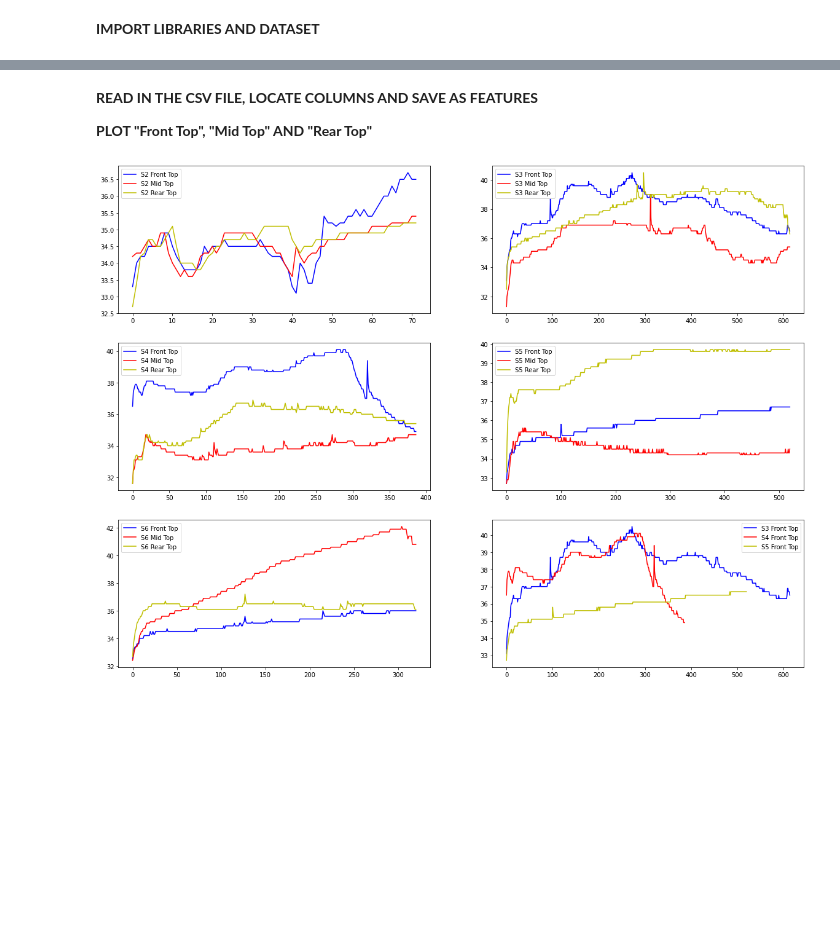
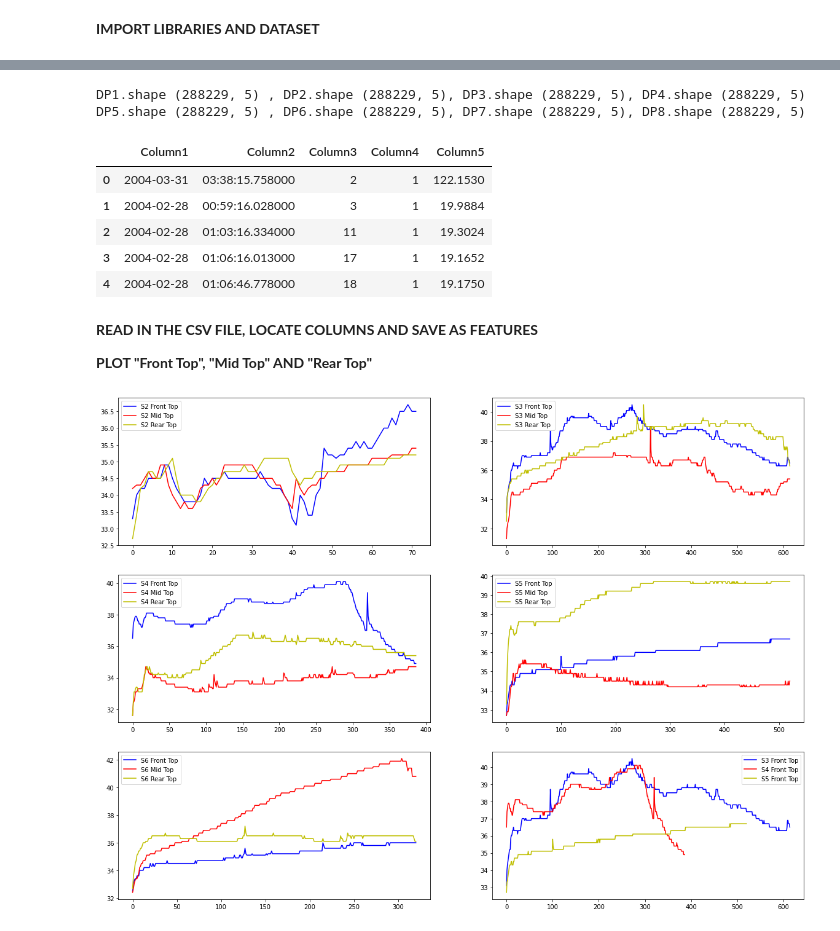
Before and after one commit to ayanoglu/Sensor-Network-Prediction-Models, a Jupyter notebook: ColdChainTransportation_Time_Series_Prediction_For_Sensor_Networks_Prediction_based_on_number_of_sensors.ipynb, the cells around one changed output, grey strips where cells are left out. Cells and saved outputs as stored; diff of their text form; code cells hidden in the pictures; blank space fills up the shorter version.

```diff
--- a/ColdChainTransportation_Time_Series_Prediction_For_Sensor_Networks_Prediction_based_on_number_of_sensors.ipynb
+++ b/ColdChainTransportation_Time_Series_Prediction_For_Sensor_Networks_Prediction_based_on_number_of_sensors.ipynb
@@ -39,3 +42,28 @@ Saving S6.csv to S6.csv
+# %%
+import io
+DP1 = pd.read_excel(io.BytesIO(uploaded['DataPartial_1.xlsx']))
+DP2 = pd.read_excel(io.BytesIO(uploaded['DataPartial_2.xlsx']))
+DP3 = pd.read_excel(io.BytesIO(uploaded['DataPartial_3.xlsx']))
+DP4 = pd.read_excel(io.BytesIO(uploaded['DataPartial_4.xlsx']))
+DP5 = pd.read_excel(io.BytesIO(uploaded['DataPartial_5.xlsx']))
+DP6 = pd.read_excel(io.BytesIO(uploaded['DataPartial_6.xlsx']))
+DP7 = pd.read_excel(io.BytesIO(uploaded['DataPartial_7.xlsx']))
+DP8 = pd.read_excel(io.BytesIO(uploaded['DataPartial_8.xlsx']))
+# %%
+print(f'DP1.shape {DP1.shape} , DP2.shape {DP2.shape}, DP3.shape {DP3.shape}, DP4.shape {DP4.shape}')
+print(f'DP5.shape {DP5.shape} , DP6.shape {DP6.shape}, DP7.shape {DP7.shape}, DP8.shape {DP8.shape}')
+# %% [output]
+DP1.shape (288229, 5) , DP2.shape (288229, 5), DP3.shape (288229, 5), DP4.shape (288229, 5)
+DP5.shape (288229, 5) , DP6.shape (288229, 5), DP7.shape (288229, 5), DP8.shape (288229, 5)
+# %%
+DP1.head()
+# %% [output]
+|  | Column1 | Column2 | Column3 | Column4 | Column5 |
+| 0 | 2004-03-31 | 03:38:15.758000 | 2 | 1 | 122.1530 |
+| 1 | 2004-02-28 | 00:59:16.028000 | 3 | 1 | 19.9884 |
+| 2 | 2004-02-28 | 01:03:16.334000 | 11 | 1 | 19.3024 |
+| 3 | 2004-02-28 | 01:06:16.013000 | 17 | 1 | 19.1652 |
+| 4 | 2004-02-28 | 01:06:46.778000 | 18 | 1 | 19.1750 |
 # %% [markdown]
 **READ IN THE CSV FILE, LOCATE COLUMNS AND SAVE AS FEATURES**
 
```
Also changed, not shown: parts of 1 cell of this notebook.
